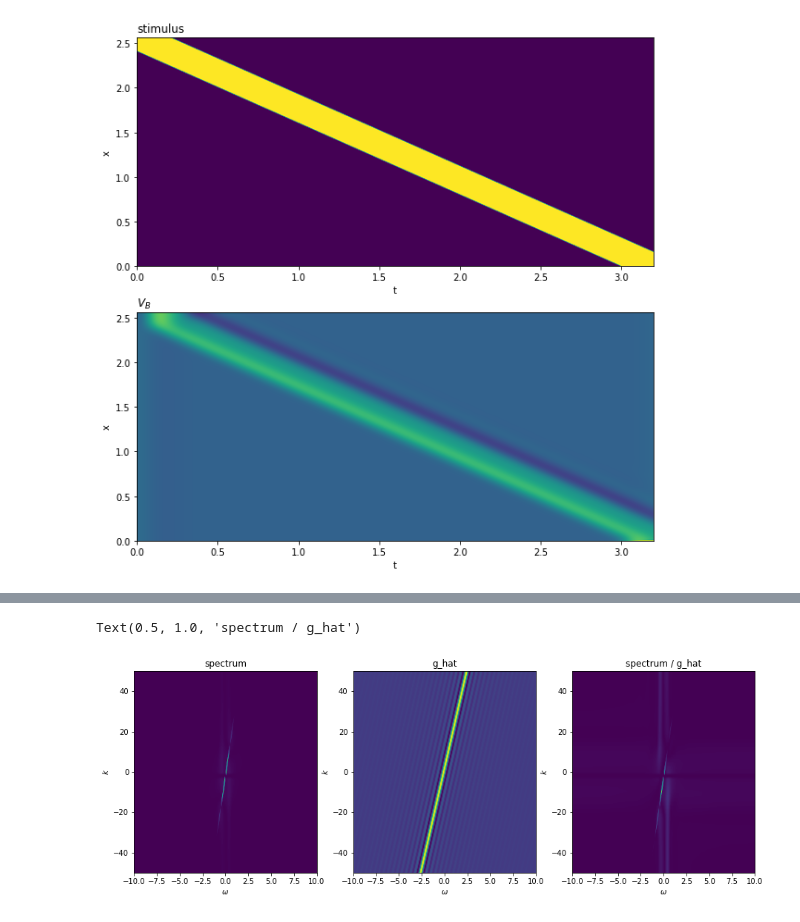
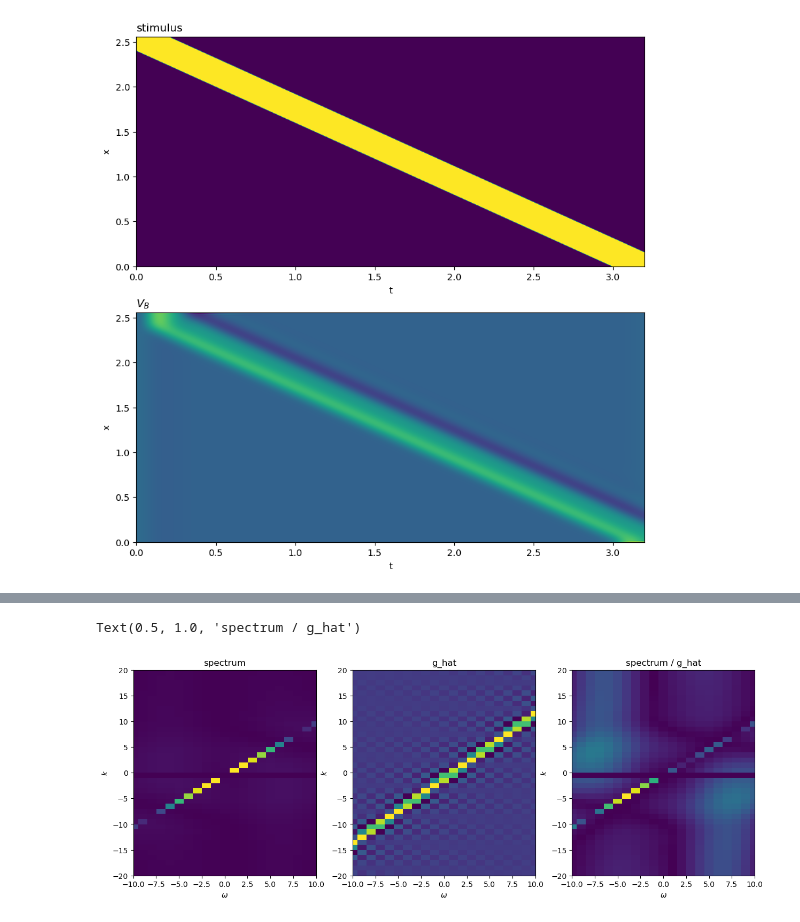
Before and after one commit to simoneeb/motion_anticipation_network, a Jupyter notebook: Brian/test_spectrum.ipynb, the cells around one changed output, grey strips where cells are left out. Cells and saved outputs as stored; diff of their text form; code cells hidden in the pictures.

```diff
--- a/Brian/test_spectrum.ipynb
+++ b/Brian/test_spectrum.ipynb
@@ -63,24 +54,13 @@ def compute_spatiotemporal_frequencies(signal, dt, delta):
     # magnitude_spectrum = np.abs(ft_signal_shifted)
 
     # Get the frequency components along each dimension
-    spatial_freqs = np.fft.fftfreq(signal.shape[0], d=dt)
-    temporal_freqs = np.fft.fftfreq(signal.shape[1], d = delta)
+    spatial_freqs =np.fft.fftshift(np.fft.fftfreq(signal.shape[0], d=dt))
+    temporal_freqs = np.fft.fftshift(np.fft.fftfreq(signal.shape[1], d = delta))
 
     # return spatial_freqs, temporal_freqs, magnitude_spectrum
     return spatial_freqs, temporal_freqs, ft_signal
 
 
-
-def plot_spatiotemporal_frequencies(spatial_freqs, temporal_freqs, magnitude_spectrum):
-
-    plt.figure(figsize=(8, 6))
-    plt.imshow(magnitude_spectrum, extent=(temporal_freqs.min(), temporal_freqs.max(), spatial_freqs.min(), spatial_freqs.max()), aspect='auto')
-    plt.plot()
-    plt.colorbar(label='Magnitude')
-    plt.xlabel('omega')
-    plt.ylabel('k')
-    plt.title('Spatiotemporal Frequency Spectrum')
-    plt.show()
 
 
 def ghat(omega,k, v, L, s2 = -1):
@@ -94,6 +74,6 @@ def ghat(omega,k, v, L, s2 = -1):
 #     timemax = max_idx % tps
 #     return (spacemax*0.005)/(timemax*0.001) #mm/s
 # %%
-signal = data
 signal = signal - signal.mean(axis = 0)
 N, T = signal.shape
+N, T
@@ -138,0 +100,13 @@ df = fts/ghat_mat
+# %%
+
+# spatial_freqs, temporal_freqs, magnitude_spectrum = compute_spatiotemporal_frequencies(signal, dt = dt, delta = delta)
+ks,omegas,fts = compute_spatiotemporal_frequencies(signal, dt = dt, delta = delta)
+
+omega_range = np.arange(-T/2, T/2, 1)
+krange_range = np.arange(-N/2, N/2, 1)
+
+t, x = np.meshgrid(omega_range, krange_range)
+# t = 1/(t/dt)
+# x = 1/(x/spacing)
+ghat_mat  =ghat(t,x,speed,L)
+df = fts/ghat_mat
@@ -140,38 +121,39 @@ df = fts/ghat_mat
 fig = plt.figure(figsize = (15,5))
 gs = fig.add_gridspec(1,3)
 
 
-
 ax = fig.add_subplot(gs[0,0])
-ax.imshow(np.abs(fts),extent=(temporal_freqs.min(), temporal_freqs.max(), spatial_freqs.min(), spatial_freqs.max()), aspect='auto')
+ax.imshow(np.abs(fts),extent=(-T/2, T/2,-N/2,N/2), aspect='auto')
 ax.set_xlim(-10,10)
-ax.set_ylim(-50,50)
+ax.set_ylim(-20,20)
 
 ax.set_xlabel(r'$\omega$')
 ax.set_ylabel(r'$k$')
 
 ax.set_title('spectrum')
 
 ax = fig.add_subplot(gs[0,1])
-ax.imshow(ghat_mat.real,extent=(temporal_freqs.min(), temporal_freqs.max(), spatial_freqs.min(), spatial_freqs.max()), aspect='auto')
+ax.imshow(ghat_mat.real,extent=(-T/2, T/2,-N/2,N/2), aspect='auto')
 ax.set_xlim(-10,10)
-ax.set_ylim(-50,50)
+ax.set_ylim(-20,20)
+# ax.set_xlim(-1500,0)
+# ax.set_ylim(-256,-100)
 
 ax.set_xlabel(r'$\omega$')
 ax.set_ylabel(r'$k$')
 
 ax.set_title('g_hat')
 
 
 ax = fig.add_subplot(gs[0,2])
-ax.imshow(np.abs(df),extent=(temporal_freqs.min(), temporal_freqs.max(), spatial_freqs.min(), spatial_freqs.max()), aspect='auto')
+ax.imshow(np.abs(df),extent=(-T/2, T/2,-N/2,N/2), aspect='auto')
 ax.set_xlim(-10,10)
-ax.set_ylim(-50,50)
+ax.set_ylim(-20,20)
 
 ax.set_xlabel(r'$\omega$')
 ax.set_ylabel(r'$k$')
 
 ax.set_title('spectrum / g_hat')
 # %% [output]
 Text(0.5, 1.0, 'spectrum / g_hat')
-[figure, old version]
+[figure, new version]
```
Also changed, not shown: parts of 9 cells of this notebook, 1 other file.
